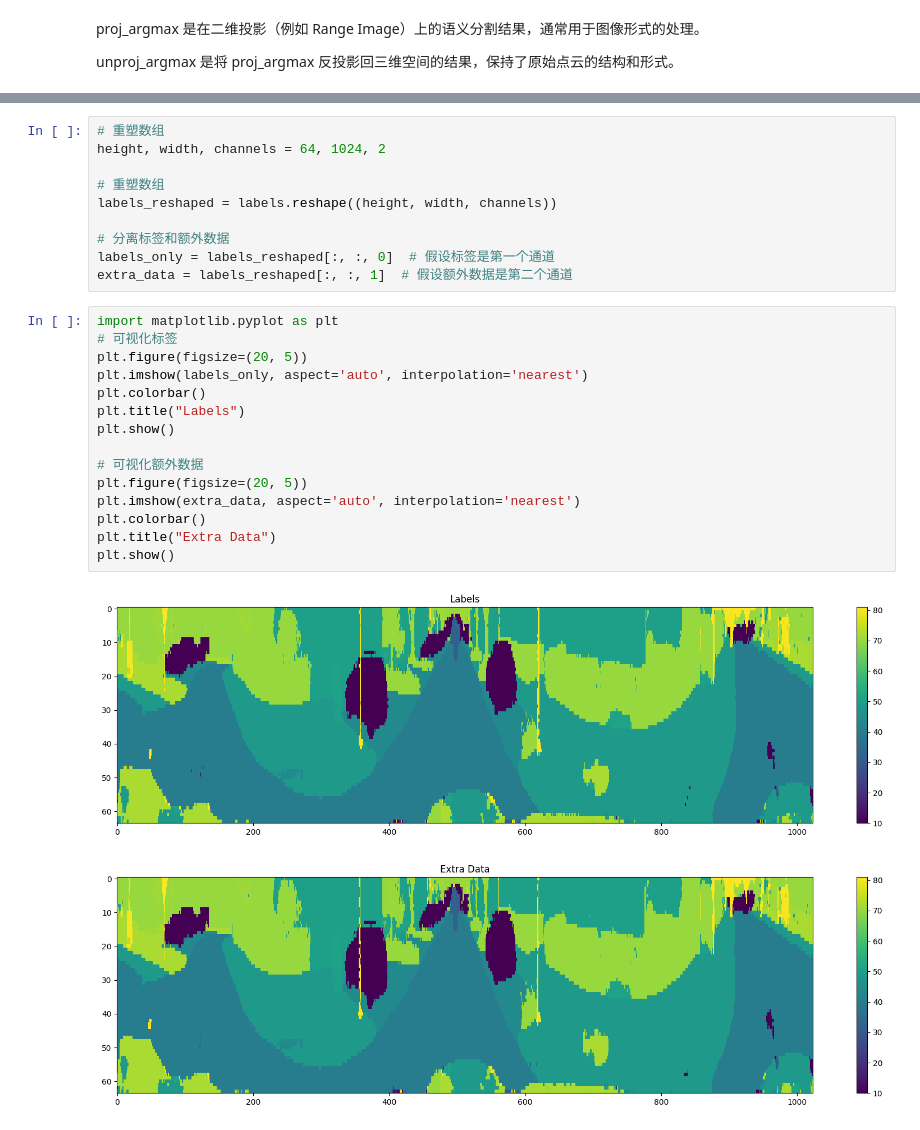
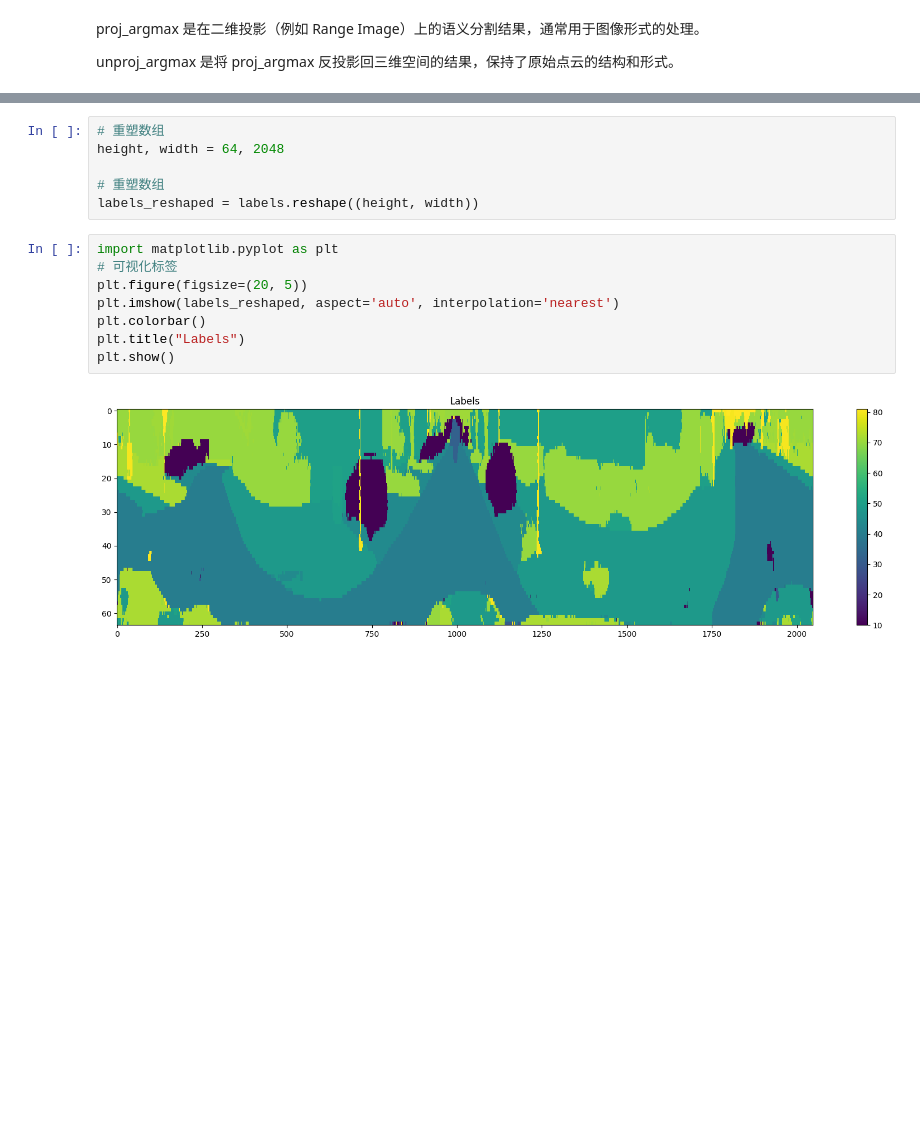
Before and after one commit to jimazeyu/hybrid_feature_LO, a Jupyter notebook: basic_operations/6.RangeNet++ Segment.ipynb, the cells around one changed output, grey strips where cells are left out. Cells and saved outputs as stored; diff of their text form; blank space fills up the shorter version.

Commit message:
正确修改range image size 重新投影

```diff
--- a/basic_operations/6.RangeNet++ Segment.ipynb
+++ b/basic_operations/6.RangeNet++ Segment.ipynb
@@ -33,28 +26,16 @@ print(64*1024*2)
 # %%
 # 重塑数组
-height, width, channels = 64, 1024, 2
+height, width = 64, 2048
 
 # 重塑数组
-labels_reshaped = labels.reshape((height, width, channels))
-
-# 分离标签和额外数据
-labels_only = labels_reshaped[:, :, 0]  # 假设标签是第一个通道
-extra_data = labels_reshaped[:, :, 1]  # 假设额外数据是第二个通道
+labels_reshaped = labels.reshape((height, width))
 # %%
 import matplotlib.pyplot as plt
 # 可视化标签
 plt.figure(figsize=(20, 5))
-plt.imshow(labels_only, aspect='auto', interpolation='nearest')
+plt.imshow(labels_reshaped, aspect='auto', interpolation='nearest')
 plt.colorbar()
 plt.title("Labels")
 plt.show()
-
-# 可视化额外数据
-plt.figure(figsize=(20, 5))
-plt.imshow(extra_data, aspect='auto', interpolation='nearest')
-plt.colorbar()
-plt.title("Extra Data")
-plt.show()
 # %% [output]
-[figure, old version]
+[figure, new version]
-[figure, removed]
```
Also changed, not shown: parts of 3 cells of this notebook.
